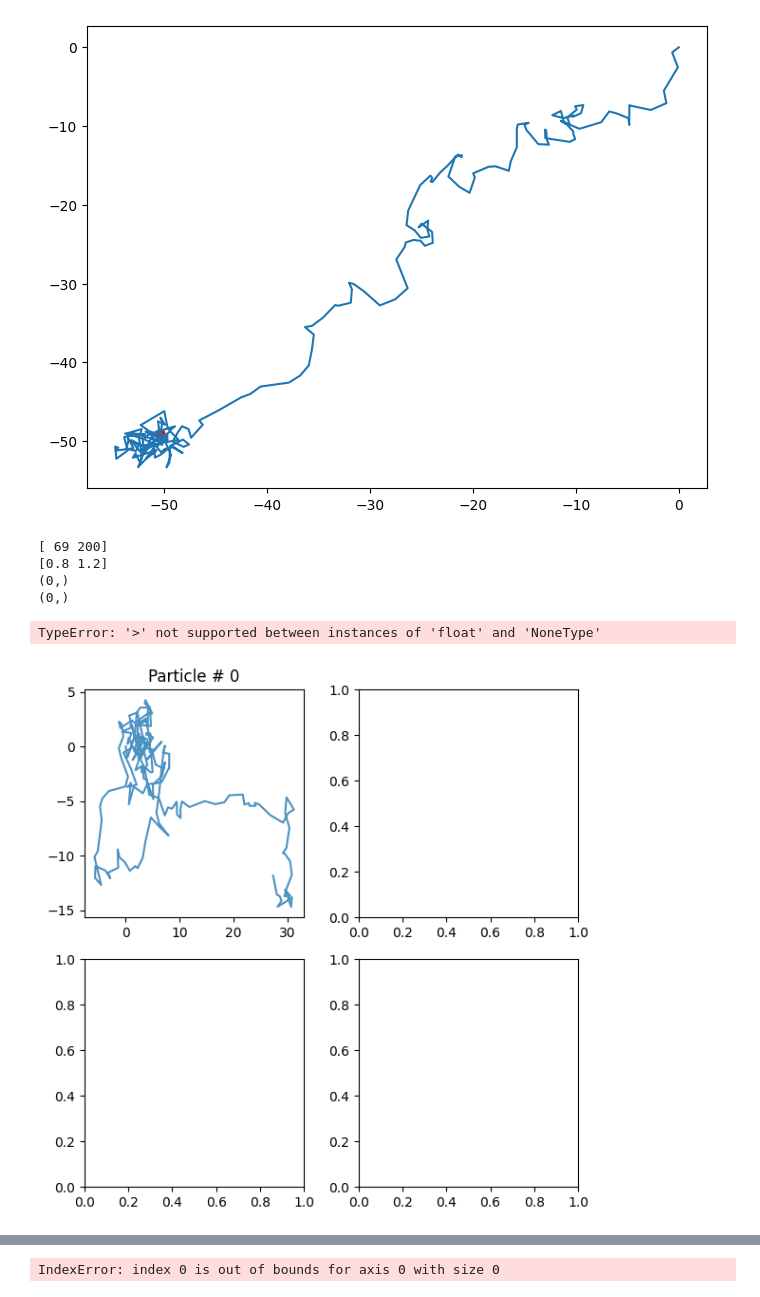
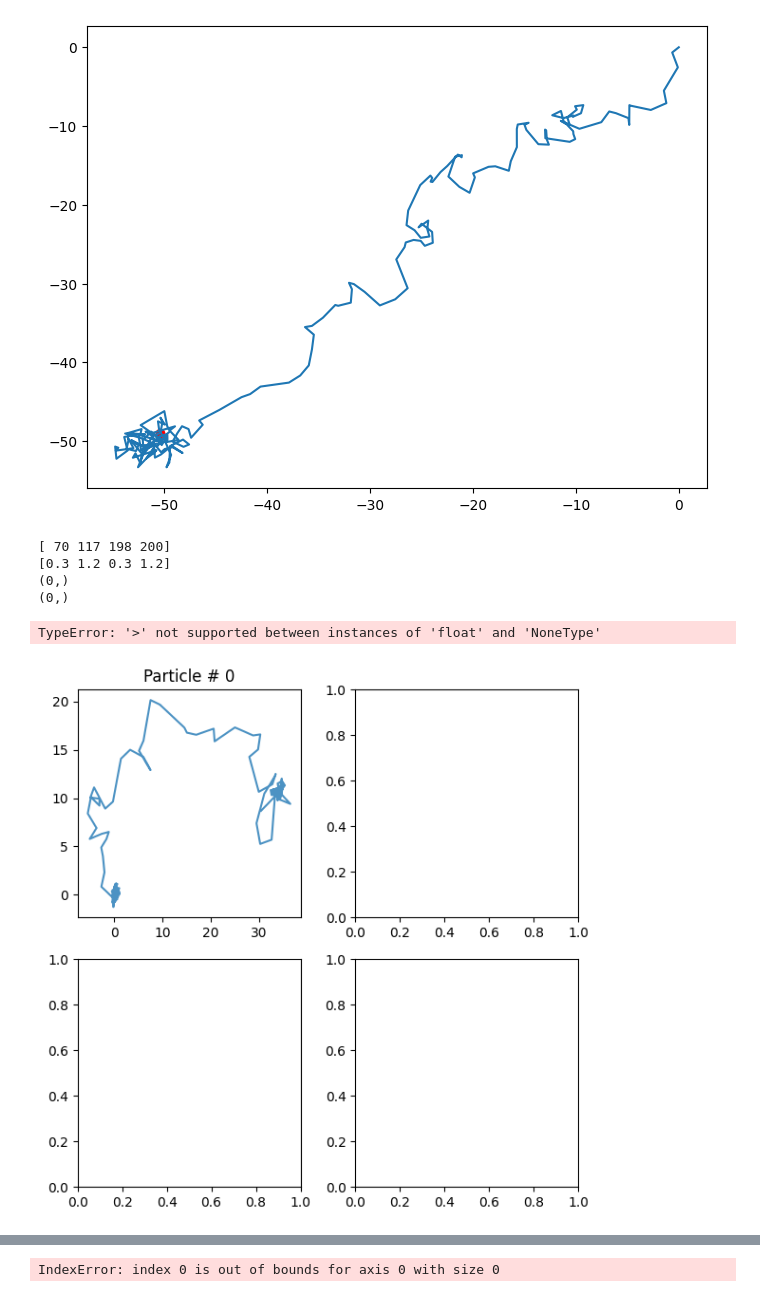
Before and after one commit to JunwooParkSaribu/SPT_a, a Jupyter notebook: analysis_modeling/training_sample6.ipynb, the cells around one changed output, grey strips where cells are left out. Drawn from its saved outputs; the diff is of its cells as text; code cells hidden in the pictures.

```diff
--- a/analysis_modeling/training_sample6.ipynb
+++ b/analysis_modeling/training_sample6.ipynb
@@ -818,9 +818,9 @@ while cur_nb < nb:
     trajs_model, labels_model = models_phenom().multi_state(N=2,
                                                             L=None,
                                                             T=200,
-                                                            alphas=[0.8, 1.2],  # Fixed alpha for each state
-                                                            Ds=[[0.5, 0.0], [0.5, 0.0]],# Mean and variance of each state
-                                                            M=[[0.999, 0.001], [0.001, 0.999]]
+                                                            alphas=[0.3, 1.2],  # Fixed alpha for each state
+                                                            Ds=[[0.1, 0.0], [1.8, 0.0]],# Mean and variance of each state
+                                                            M=[[0.99, 0.01], [0.01, 0.99]]
                                                            )
     non_trajs_model, non_labels = models_phenom().multi_state(N=2,
                                                             L=None,
@@ -876,34 +876,34 @@ while cur_nb < nb:
             for i in range(SEARCH_WIDTH, WINDOW_WIDTH - SEARCH_WIDTH):
                 non_left_seq2 = (xs[i - SEARCH_WIDTH:i] / np.std(xs[i - SEARCH_WIDTH:i]))
                 non_right_seq2 = (xs[i:i + SEARCH_WIDTH] / np.std(xs[i - SEARCH_WIDTH:i]))
                 non_left_seq2 = np.cumsum(abs(uncumulate(non_left_seq2))) / SEARCH_WIDTH
                 non_right_seq2 = np.cumsum(abs(uncumulate(non_right_seq2))) / SEARCH_WIDTH
                 non_left_seqs2.append(non_left_seq2)
                 non_right_seqs2.append(non_right_seq2)
 
         seq_change_points.append(changepoints)
         cur_nb += 1
         print(changepoints)
         print(alphas_cp)
 
 
 left_seqs = np.array(left_seqs)
 right_seqs = np.array(right_seqs)
 ys_left_seqs = np.array(ys_left_seqs)
 ys_right_seqs = np.array(ys_right_seqs)
 non_left_seqs = np.array(non_left_seqs)
 non_right_seqs = np.array(non_right_seqs)
 non_left_seqs2 = np.array(non_left_seqs2)
 non_right_seqs2 = np.array(non_right_seqs2)
 print(left_seqs.shape)
 print(right_seqs.shape)
 
 plot_trajs(trajs_model[:, 0:2, :], L, 1, num_to_plot =2)
 # %% [output]
-[ 69 200]
-[0.8 1.2]
+[ 70 117 198 200]
+[0.3 1.2 0.3 1.2]
 (0,)
 (0,)
 TypeError: '>' not supported between instances of 'float' and 'NoneType'
-[figure, old version]
+[figure, new version]
 # %%
```
Also changed, not shown: parts of 2 cells of this notebook.
